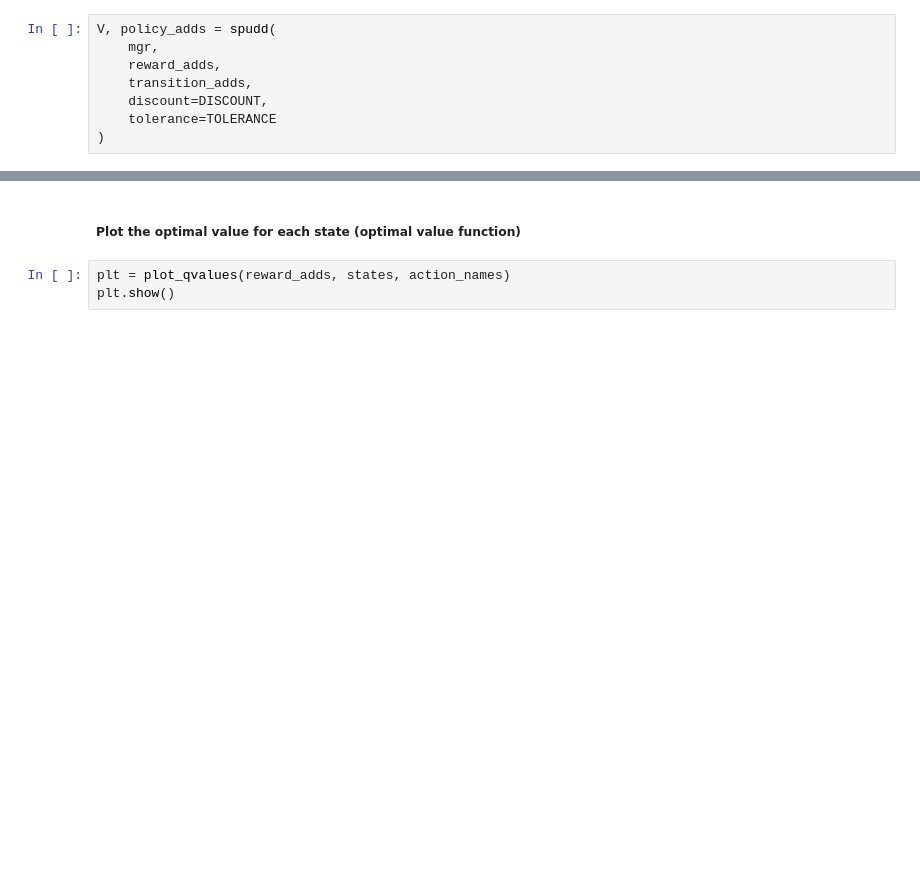
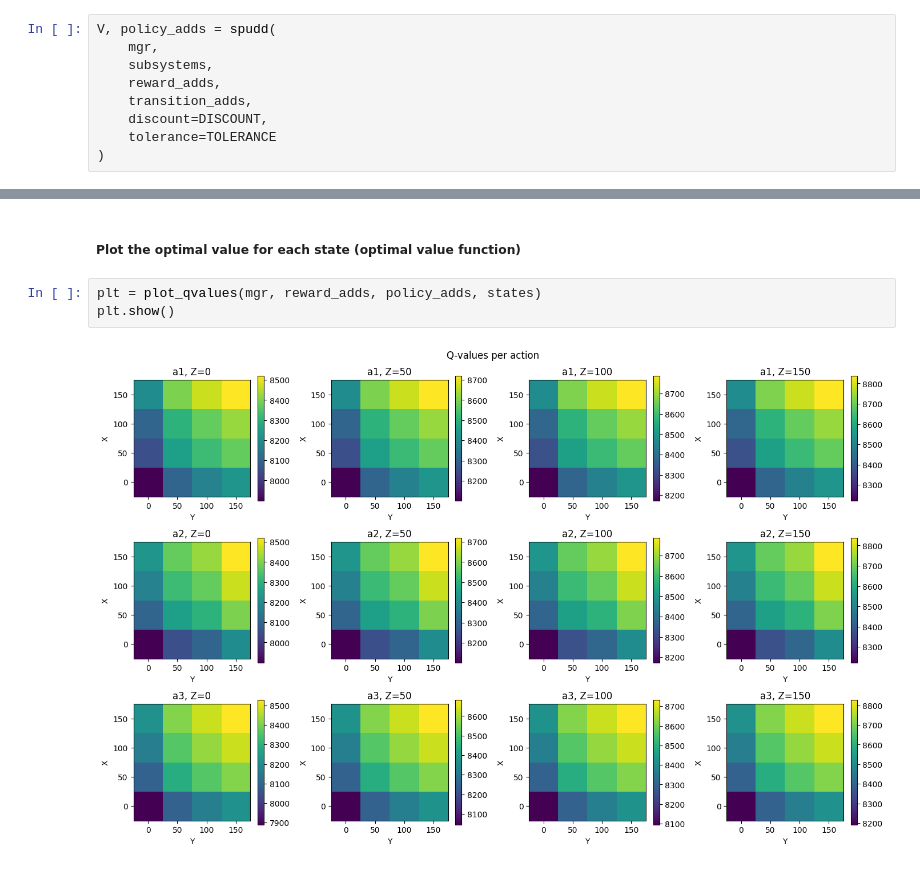
Before and after one commit to abigailkeller/adaptive_coypu, a Jupyter notebook: factored_MDP/solve_FMDP.ipynb, the cells around one changed output, grey strips where cells are left out. Drawn from its saved outputs; the diff is of its cells as text; blank space fills up the shorter version.

```diff
--- a/factored_MDP/solve_FMDP.ipynb
+++ b/factored_MDP/solve_FMDP.ipynb
@@ -179,6 +189,7 @@ TOLERANCE = 0.01
 # %%
 V, policy_adds = spudd(
     mgr,
+    subsystems,
     reward_adds,
     transition_adds,
     discount=DISCOUNT,
@@ -196,5 +243,7 @@ print(df)
 # %% [markdown]
 ##### Plot the optimal value for each state (optimal value function)
 # %%
-plt = plot_qvalues(reward_adds, states, action_names)
+plt = plot_qvalues(mgr, reward_adds, policy_adds, states)
 plt.show()
+# %% [output]
+[figure, added]
```
Also changed, not shown: parts of 6 cells of this notebook, 3 other files.
